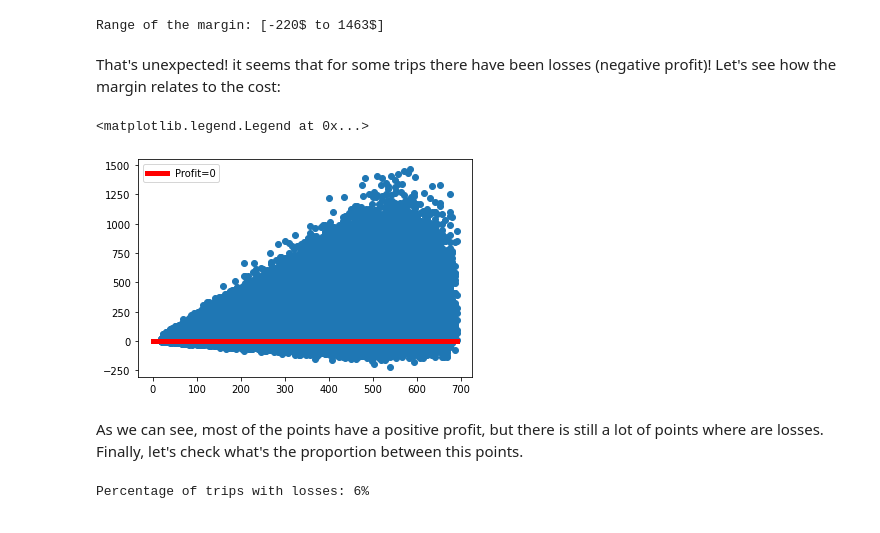
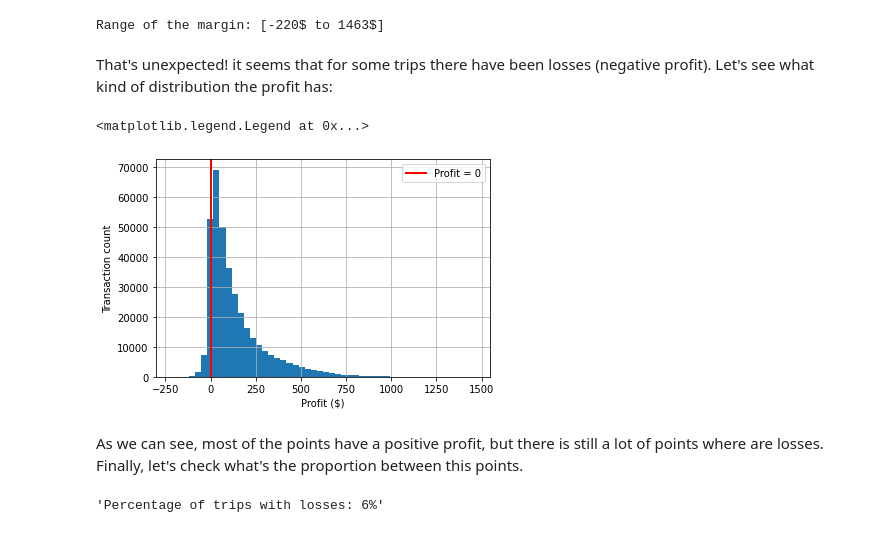
Before and after one commit to dme48/dataglacier-internship, a Jupyter notebook: Week 2/eda.ipynb, the cells around one changed output. Cells and saved outputs as stored; diff of their text form; code cells hidden in the pictures.

```diff
--- a/Week 2/eda.ipynb
+++ b/Week 2/eda.ipynb
@@ -95,5 +114,5 @@ As I mentioned before, this field should be propperly formatted. In the assignme
 # %%
-time = trips["Date of Travel"]
+time = master["Date of Travel"]
 time.max() - time.min()
 # %% [output]
 1094
@@ -102,9 +121,10 @@ This seems to indicate that the dates are measured in days. With this informatio
 # %%
 origin = pd.to_datetime("31/01/2016")
-trips["Date of Travel"] = origin + pd.to_timedelta(time - time.min(), unit="D")
-print(trips["Date of Travel"])
-print(f"\nFirst day: {trips['Date of Travel'].min()}")
-print(f"\nLast day: {trips['Date of Travel'].max()}")
+master["Date of Travel"] = origin + pd.to_timedelta(time - time.min(), unit="D")
+print(master["Date of Travel"])
+print()
+print(f"{bold('First day:')} {master['Date of Travel'].min()}")
+print(f"{bold('Last day:')} {master['Date of Travel'].max()}")
 # %% [output]
 0        2016-02-06
 1        2016-02-04
@@ -191,11 +213,12 @@ A pretty uniform distribution, with a slight increase in trips less than 5km and
 ### Price Charged and Cost of Trip
 These are twin values. Let's check their distribution:
 # %%
-charged = trips["Price Charged"]
-cost = trips["Cost of Trip"]
-bins = list(range(0, int(charged.max()), 20))
+charged = master["Price Charged"]
+cost = master["Cost of Trip"]
+bins = list(range(0, int(charged.max()), 25))
 plt.hist(charged, alpha = 0.5, bins=bins, label="Charged")
 plt.hist(cost, alpha = 0.5, bins=bins, label="Cost")
+plt.xlabel("$")
+plt.ylabel("Transaction count on a 25$ window")
 plt.legend()
-plt.show()
 # %% [output]
@@ -205,26 +229,28 @@ The charged prices has a higher distribution of values than the cost prices, as
 
 Talking about margin, that is an interesting field to consider. Let's include it in the database and see how it relates, for example, to the traveled km:
 # %%
-trips["Margin"] = charged - cost
-lowest = int(trips["Margin"].min())
-highest = int(trips["Margin"].max())
+master["Profit"] = charged - cost
+lowest = int(master["Profit"].min())
+highest = int(master["Profit"].max())
 print(f'Range of the margin: [{lowest}$ to {highest}$]')
 # %% [output]
 Range of the margin: [-220$ to 1463$]
 # %% [markdown]
-That's unexpected! it seems that for some trips there have been losses (negative profit)! Let's see how the margin relates to the cost:
+That's unexpected! it seems that for some trips there have been losses (negative profit). Let's see what kind of distribution the profit has:
 # %%
-plt.scatter(cost, trips["Margin"])
-plt.plot([0, cost.max()], [0, 0], c="r", linewidth=5, label="Profit=0")
+master["Profit"].hist(bins=50)
+plt.axvline(0, color="red", linewidth=2,label="Profit = 0")
+plt.ylabel("Transaction count")
+plt.xlabel("Profit ($)")
 plt.legend()
 # %% [output]
 <matplotlib.legend.Legend at 0x...>
-[figure, old version]
+[figure, new version]
 # %% [markdown]
 As we can see, most of the points have a positive profit, but there is still a lot of points where are losses. Finally, let's check what's the proportion between this points.
 # %%
-total_transactions = trips["Margin"].count()
-losses_transactions = trips["Margin"].loc[trips["Margin"] < 0].count()
-print(f"Percentage of trips with losses: {(100 * losses_transactions) // total_transactions}%")
+total_transactions = master["Profit"].count()
+losses_transactions = master["Profit"].loc[master["Profit"] < 0].count()
+f"Percentage of trips with losses: {(100 * losses_transactions) // total_transactions}%"
 # %% [output]
-Percentage of trips with losses: 6%
+'Percentage of trips with losses: 6%'
```
Also changed, not shown: parts of 37 cells of this notebook.
